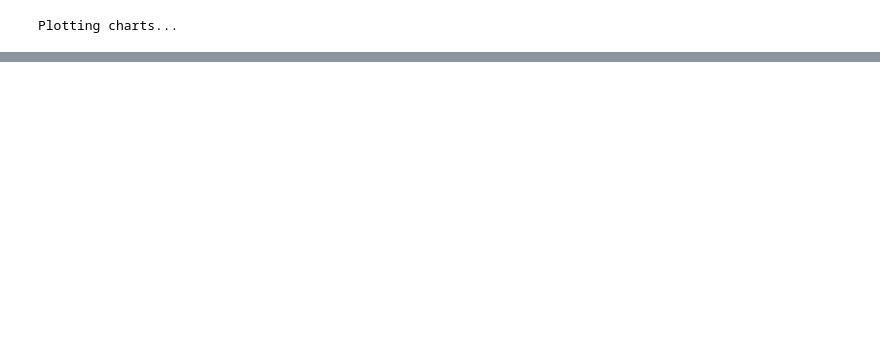
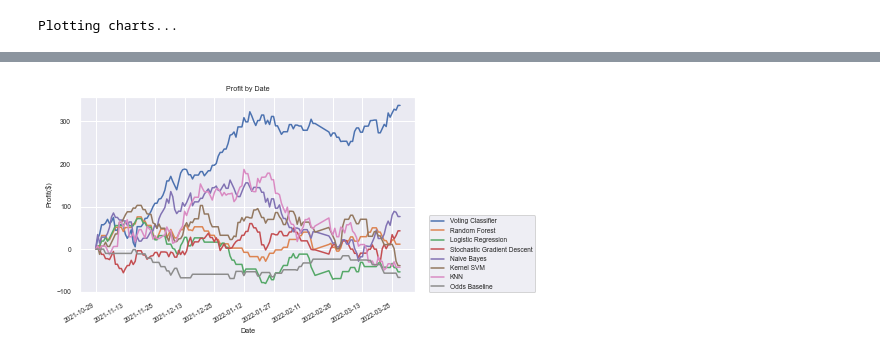
Before and after one commit to caiomelo22/nba-predictor, a Jupyter notebook: main.ipynb, the cells around one changed output, grey strips where cells are left out. Drawn from its saved outputs; the diff is of its cells as text; code cells hidden in the pictures; blank space fills up the shorter version.

```diff
--- a/main.ipynb
+++ b/main.ipynb
@@ -455,17 +461,19 @@ ValueError: 'label' must be of length 'x'
 # %%
 xpoints = money_by_date[:,0].astype(np.datetime64)
 
 plt.gca().xaxis.set_major_formatter(mdates.DateFormatter('%Y-%m-%d'))
 plt.gca().xaxis.set_major_locator(mdates.DayLocator(interval=15))
 for model in models_tracking:
     plt.plot(xpoints, model)
 plt.plot(xpoints, bets_tracking_odds)
 
 title = "Profit by Date"
-plt.legend([x['model'] for x in results] + ['Odds Baseline'], loc='lower left')
+plt.legend([x['model'] for x in results] + ['Odds Baseline'], loc=(1.04,0))
 plt.ylabel("Profit($)")
 plt.xlabel("Date")
 plt.title(title)
 plt.gcf().autofmt_xdate()
 plt.savefig('charts/{}.png'.format(title.replace(' ','_').lower()), dpi=300)
 plt.show()
+# %% [output]
+[figure, added]
```
Also changed, not shown: parts of 12 cells of this notebook.
